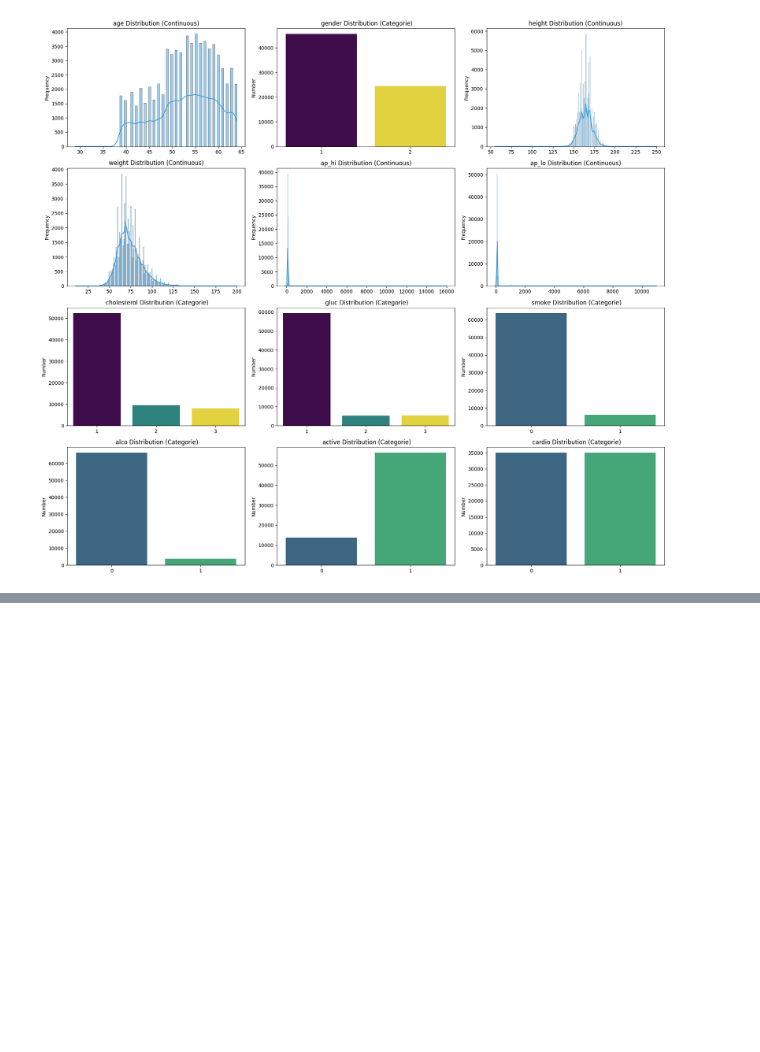
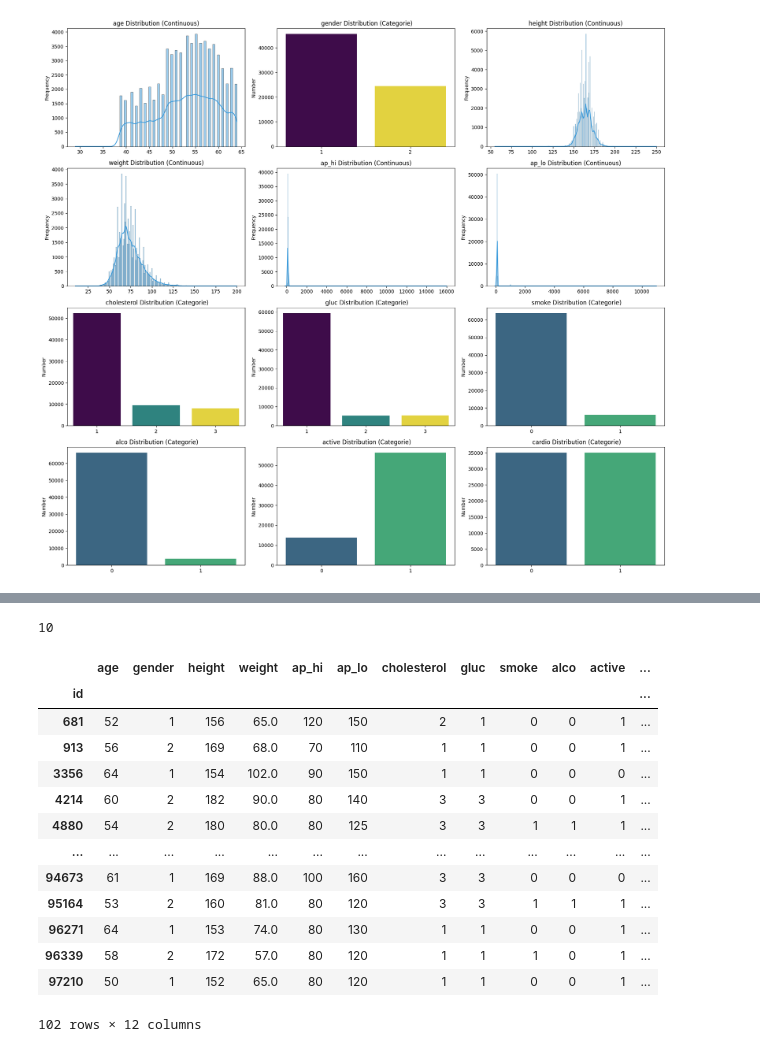
Before and after one commit to Armand-Clouteau-91/cardiovascular_disease_ml, a Jupyter notebook: Data_Exploration_EB.ipynb, the cells around one changed output, grey strips where cells are left out. Saved outputs shown, nothing was run; the diff lists cells and outputs as text; code cells hidden in the pictures; blank space fills up the shorter version.

```diff
--- a/Data_Exploration_EB.ipynb
+++ b/Data_Exploration_EB.ipynb
@@ -88,0 +120,32 @@ plt.show()
+# %%
+
+expl1 = raw_data.copy()
+count = 0
+while ( ((expl1['ap_hi'] < 50) | (expl1['ap_hi'] > 250) | (expl1['ap_lo'] < 30) | (expl1['ap_lo'] > 160)) .any()) | count < 10:
+    expl1.loc[expl1['ap_hi'] < 50, 'ap_hi'] *= 10
+    expl1.loc[expl1['ap_hi'] > 250, 'ap_hi'] //= 10
+    expl1.loc[expl1['ap_lo'] < 30, 'ap_lo'] *= 10
+    expl1.loc[expl1['ap_lo'] > 160, 'ap_lo'] //= 10
+    count += 1
+print(count)
+
+expl2=expl1.copy()
+invalid_bp = ( (expl2['ap_hi'] < 50) | (expl2['ap_hi'] > 250) | (expl2['ap_lo'] < 30) | (expl2['ap_lo'] > 160) )
+expl2 = expl2.drop(expl2[invalid_bp].index)
+expl2[(expl2['ap_hi'] < expl2['ap_lo'])]
+# %% [output]
+10
+|  | age | gender | height | weight | ap_hi | ap_lo | cholesterol | gluc | smoke | alco | active | ... |
+| id |  |  |  |  |  |  |  |  |  |  |  | ... |
+| 681 | 52 | 1 | 156 | 65.0 | 120 | 150 | 2 | 1 | 0 | 0 | 1 | ... |
+| 913 | 56 | 2 | 169 | 68.0 | 70 | 110 | 1 | 1 | 0 | 0 | 1 | ... |
+| 3356 | 64 | 1 | 154 | 102.0 | 90 | 150 | 1 | 1 | 0 | 0 | 0 | ... |
+| 4214 | 60 | 2 | 182 | 90.0 | 80 | 140 | 3 | 3 | 0 | 0 | 1 | ... |
+| 4880 | 54 | 2 | 180 | 80.0 | 80 | 125 | 3 | 3 | 1 | 1 | 1 | ... |
+| ... | ... | ... | ... | ... | ... | ... | ... | ... | ... | ... | ... | ... |
+| 94673 | 61 | 1 | 169 | 88.0 | 100 | 160 | 3 | 3 | 0 | 0 | 0 | ... |
+| 95164 | 53 | 2 | 160 | 81.0 | 80 | 120 | 3 | 3 | 1 | 1 | 1 | ... |
+| 96271 | 64 | 1 | 153 | 74.0 | 80 | 130 | 1 | 1 | 0 | 0 | 1 | ... |
+| 96339 | 58 | 2 | 172 | 57.0 | 80 | 120 | 1 | 1 | 1 | 0 | 1 | ... |
+| 97210 | 50 | 1 | 152 | 65.0 | 80 | 120 | 1 | 1 | 0 | 0 | 1 | ... |
+102 rows × 12 columns
```
Also changed, not shown: parts of 2 cells of this notebook.
